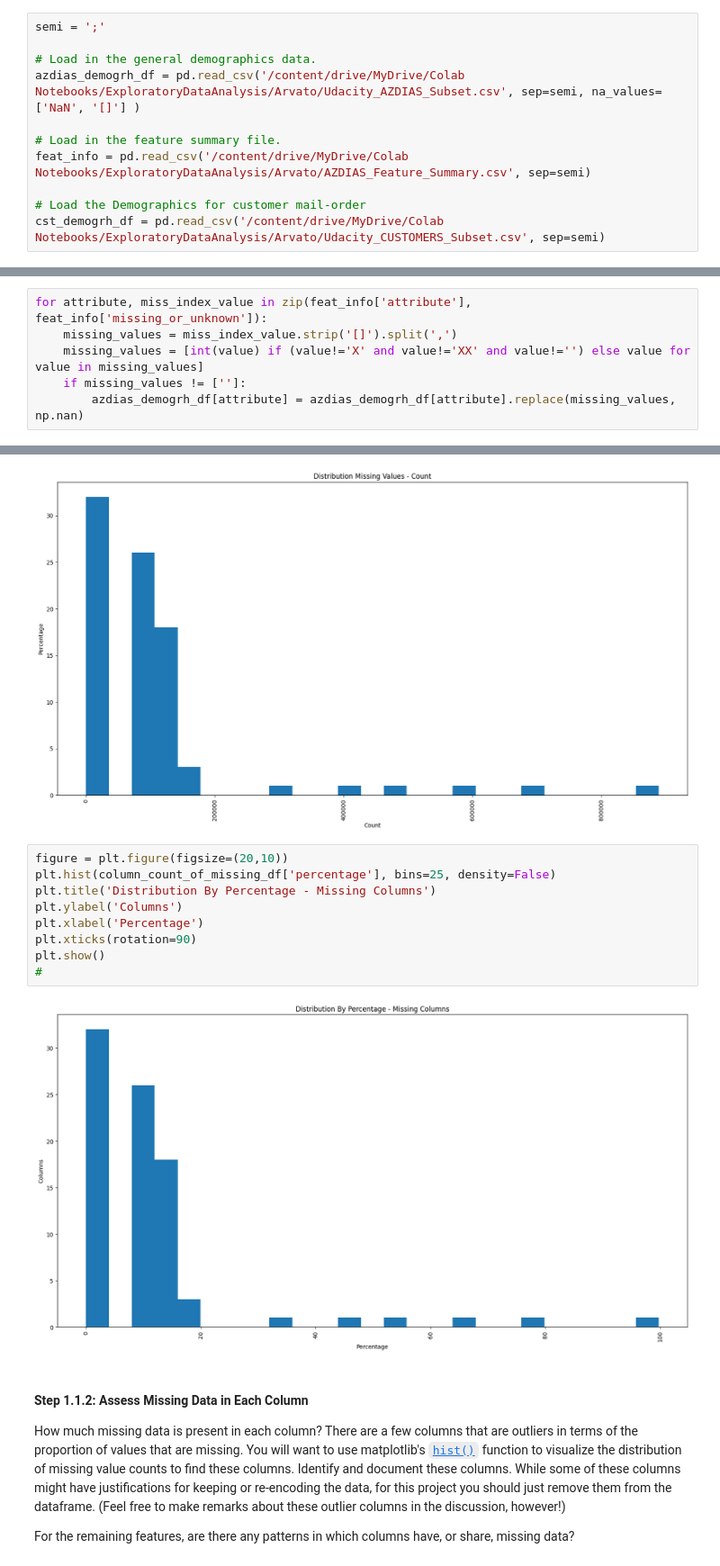
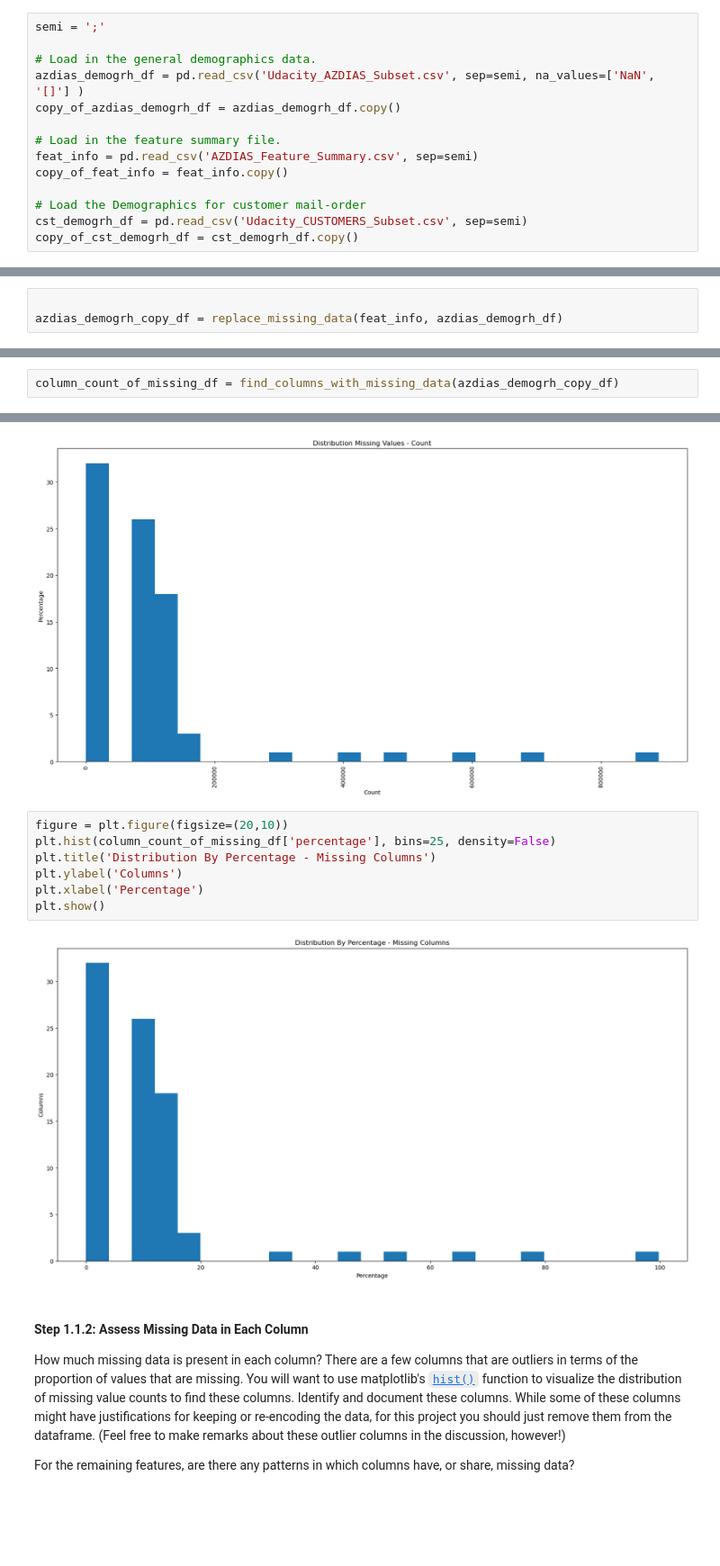
Before and after one commit to darinjswilliams/CustomerSegmentsArvato, a Jupyter notebook: Identify_Customer_Segments.ipynb, the cells around one changed output, grey strips where cells are left out. Shown at 90% size. Drawn from its saved outputs; the diff is of its cells as text; blank space fills up the shorter version.

```diff
--- a/Identify_Customer_Segments.ipynb
+++ b/Identify_Customer_Segments.ipynb
@@ -34,13 +38,16 @@ Drive already mounted at /content/drive; to attempt to forcibly remount, call dr
 semi = ';'
 
 # Load in the general demographics data.
-azdias_demogrh_df = pd.read_csv('/content/drive/MyDrive/Colab Notebooks/ExploratoryDataAnalysis/Arvato/Udacity_AZDIAS_Subset.csv', sep=semi, na_values=['NaN', '[]'] )
+azdias_demogrh_df = pd.read_csv('Udacity_AZDIAS_Subset.csv', sep=semi, na_values=['NaN', '[]'] )
+copy_of_azdias_demogrh_df = azdias_demogrh_df.copy()
 
 # Load in the feature summary file.
-feat_info = pd.read_csv('/content/drive/MyDrive/Colab Notebooks/ExploratoryDataAnalysis/Arvato/AZDIAS_Feature_Summary.csv', sep=semi)
+feat_info = pd.read_csv('AZDIAS_Feature_Summary.csv', sep=semi)
+copy_of_feat_info = feat_info.copy()
 
 # Load the Demographics for customer mail-order
-cst_demogrh_df = pd.read_csv('/content/drive/MyDrive/Colab Notebooks/ExploratoryDataAnalysis/Arvato/Udacity_CUSTOMERS_Subset.csv', sep=semi)
+cst_demogrh_df = pd.read_csv('Udacity_CUSTOMERS_Subset.csv', sep=semi)
+copy_of_cst_demogrh_df = cst_demogrh_df.copy()
 # %%
 # Check the structure of the data after it's loaded (e.g. print the number of
 # rows and columns, print the first few rows).
@@ -246,9 +248,3 @@ The feature summary file contains a summary of properties for each demographics
 The fourth column of the feature attributes summary (loaded in above as `feat_info`) documents the codes from the data dictionary that indicate missing or unknown data. While the file encodes this as a list (e.g. `[-1,0]`), this will get read in as a string object. You'll need to do a little bit of parsing to make use of it to identify and clean the data. Convert data that matches a 'missing' or 'unknown' value code into a numpy NaN value. You might want to see how much data takes on a 'missing' or 'unknown' code, and how much data is naturally missing, as a point of interest.
 
 **As one more reminder, you are encouraged to add additional cells to break up your analysis into manageable chunks.**
-# %%
-for attribute, miss_index_value in zip(feat_info['attribute'], feat_info['missing_or_unknown']):
-    missing_values = miss_index_value.strip('[]').split(',')
-    missing_values = [int(value) if (value!='X' and value!='XX' and value!='') else value for value in missing_values]
-    if missing_values != ['']:
-        azdias_demogrh_df[attribute] = azdias_demogrh_df[attribute].replace(missing_values, np.nan)
@@ -280,0 +251,3 @@ column_count_of_missing_df.sort_values(by='percentage', ascending=False)
+# %%
+
+azdias_demogrh_copy_df = replace_missing_data(feat_info, azdias_demogrh_df)
@@ -280,0 +263,2 @@ column_count_of_missing_df.sort_values(by='percentage', ascending=False)
+# %%
+column_count_of_missing_df = find_columns_with_missing_data(azdias_demogrh_copy_df)
@@ -292,14 +296,12 @@ plt.show()
 # %%
 figure = plt.figure(figsize=(20,10))
 plt.hist(column_count_of_missing_df['percentage'], bins=25, density=False)
 plt.title('Distribution By Percentage - Missing Columns')
 plt.ylabel('Columns')
 plt.xlabel('Percentage')
-plt.xticks(rotation=90)
 plt.show()
-#
 # %% [output]
-[figure, old version]
+[figure, new version]
 # %% [markdown]
 #### Step 1.1.2: Assess Missing Data in Each Column
 
```
Also changed, not shown: parts of 92 cells of this notebook, 1 other file.
